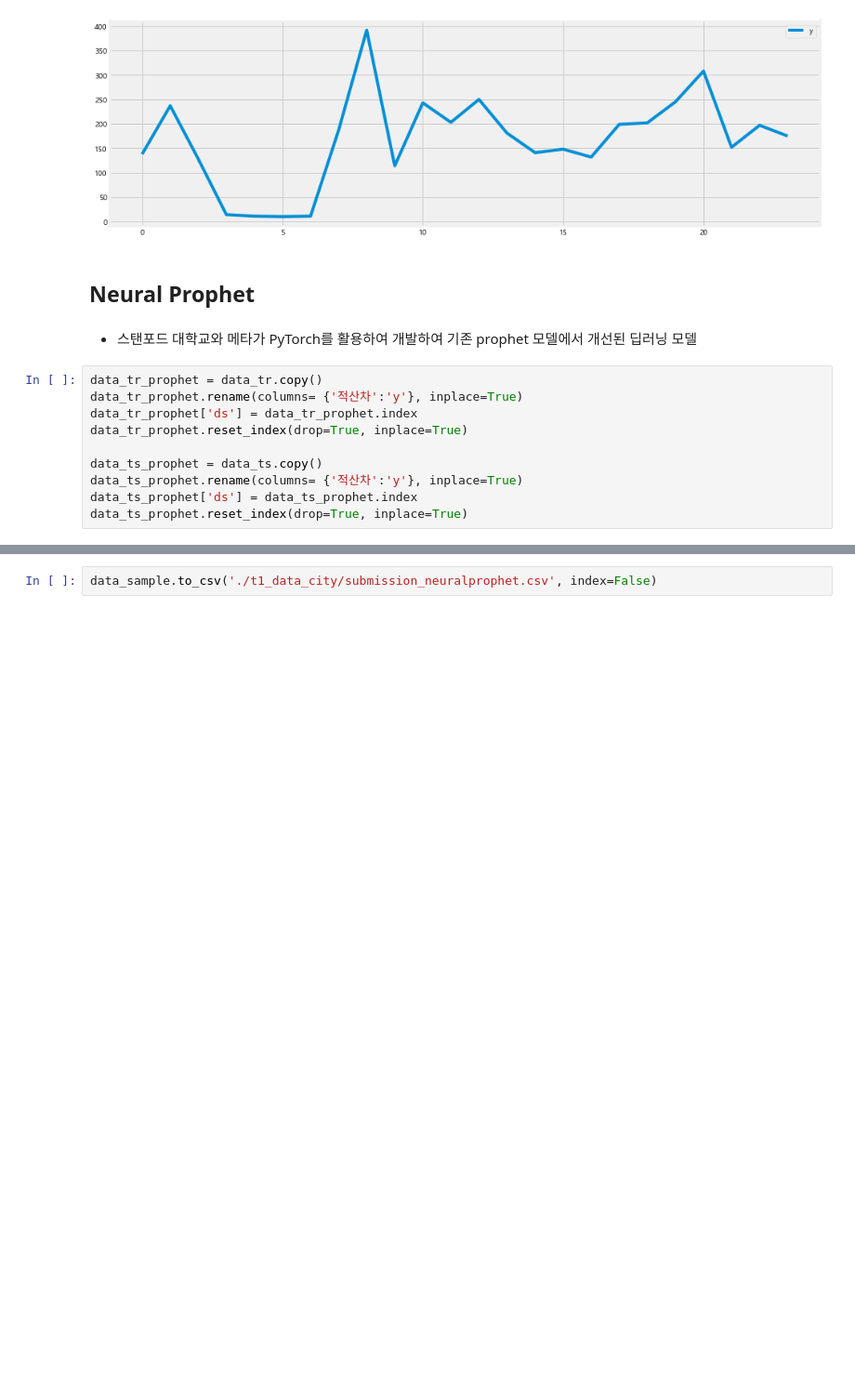
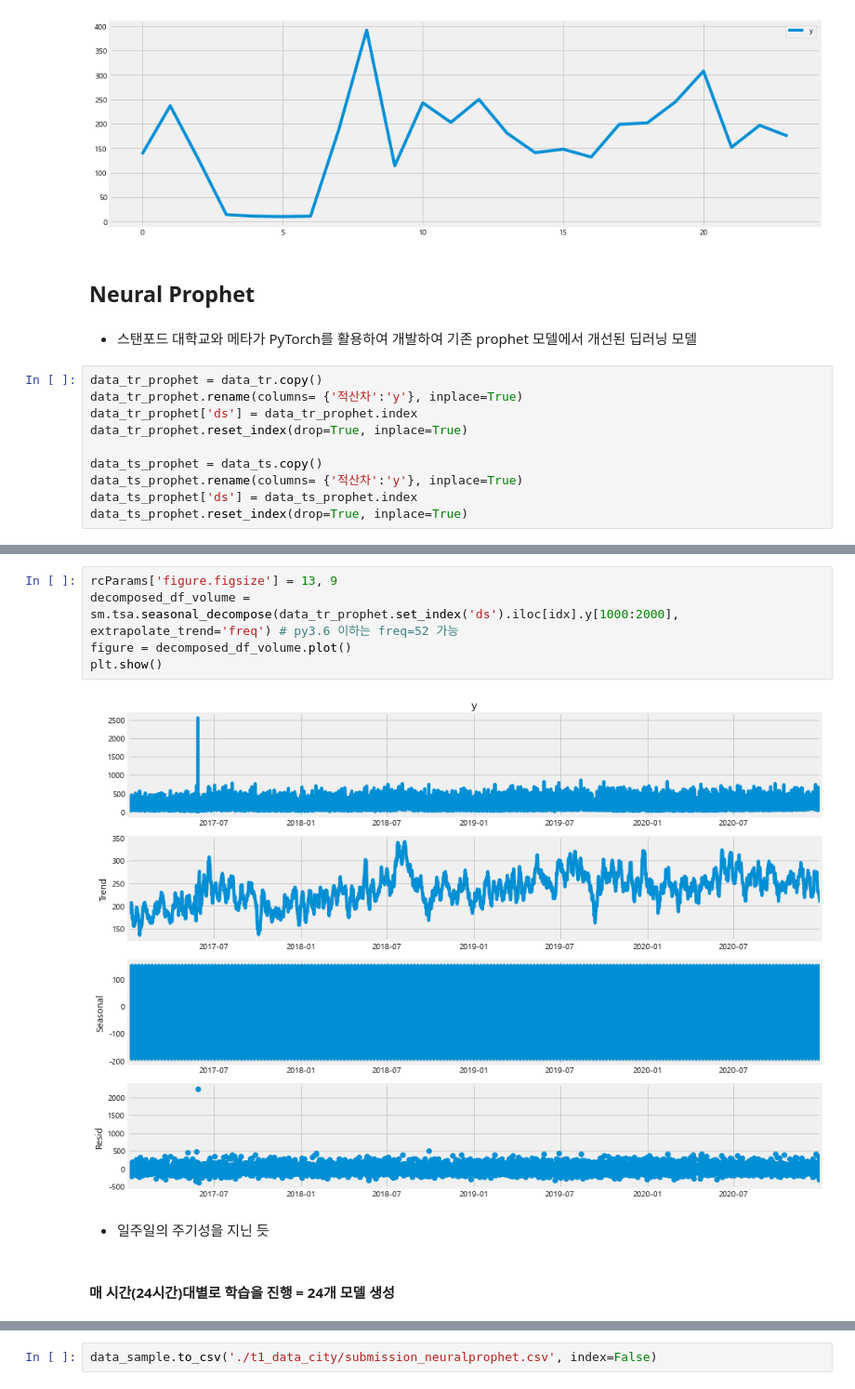
Before and after one commit to Sungjeonghyun/K-water_AI_Competition, a Jupyter notebook: Task 1_NeuralProphet.ipynb, the cells around one changed output, grey strips where cells are left out. Shown at 93% size. Saved outputs shown, nothing was run; the diff lists cells and outputs as text; blank space fills up the shorter version.

```diff
--- a/Task 1_NeuralProphet.ipynb
+++ b/Task 1_NeuralProphet.ipynb
@@ -387,0 +350,11 @@ fig_param = m.plot_parameters()
+# %%
+rcParams['figure.figsize'] = 13, 9
+decomposed_df_volume = sm.tsa.seasonal_decompose(data_tr_prophet.set_index('ds').iloc[idx].y[1000:2000], extrapolate_trend='freq') # py3.6 이하는 freq=52 가능
+figure = decomposed_df_volume.plot()
+plt.show()
+# %% [output]
+[figure, added]
+# %% [markdown]
+* 일주일의 주기성을 지닌 듯
+# %% [markdown]
+#### 매 시간(24시간)대별로 학습을 진행 = 24개 모델 생성
```
Also changed, not shown: parts of 22 cells of this notebook, 1 other file.
